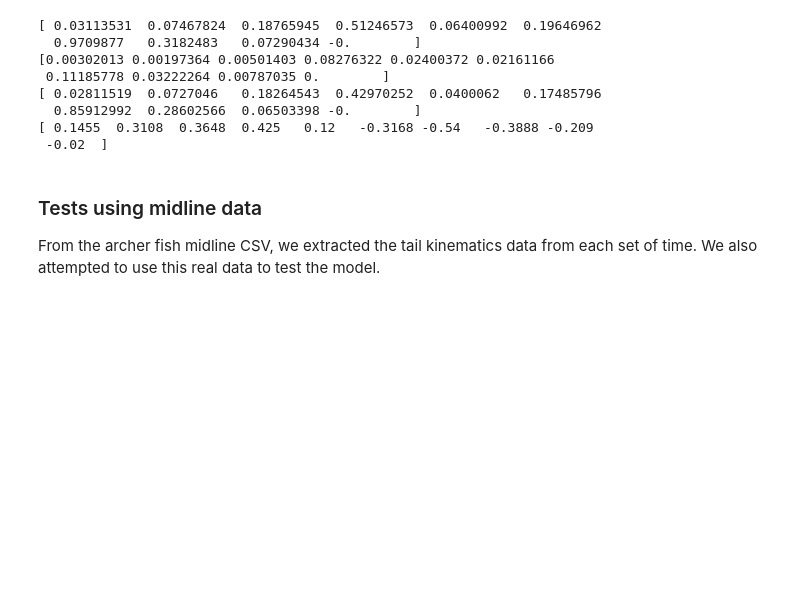
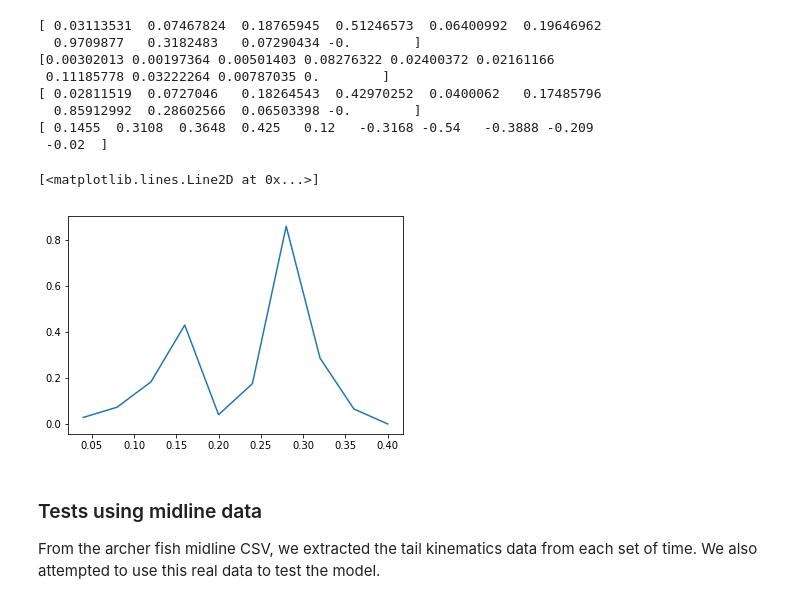
Before and after one commit to Flow-Imaging-Lab-at-Mudd/FILM-fish-model, a Jupyter notebook: lighthill-model.ipynb, the cells around one changed output. Cells and saved outputs as stored; diff of their text form; code cells hidden in the pictures; blank space fills up the shorter version.

```diff
--- a/lighthill-model.ipynb
+++ b/lighthill-model.ipynb
@@ -666,6 +669,11 @@ print(WBainbridge*dxdaBainbridge)
   0.85912992  0.28602566  0.06503398 -0.        ]
 [ 0.1455  0.3108  0.3648  0.425   0.12   -0.3168 -0.54   -0.3888 -0.209
  -0.02  ]
+# %%
+plt.plot(tBainbridge, mw3)
+# %% [output]
+[<matplotlib.lines.Line2D at 0x...>]
+[figure, added]
 # %% [markdown]
 ### Tests using midline data
 
```
Also changed, not shown: parts of 84 cells of this notebook.
